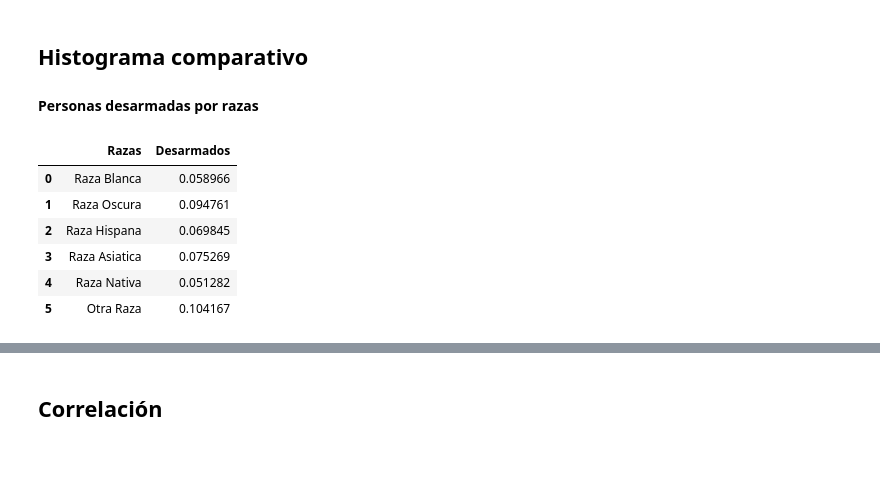
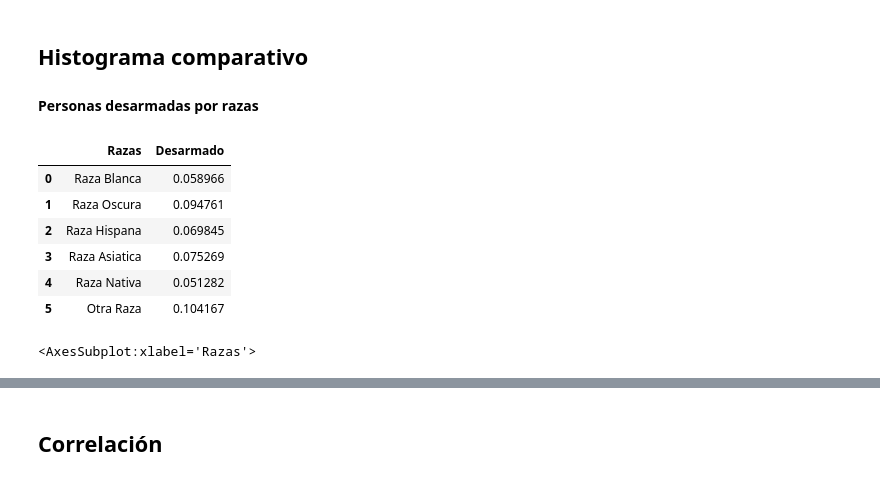
Before and after one commit to EmmanuelGalvan/MineriaDatos, a Jupyter notebook: Archivos/PIA/Visualizacion_Equipo9.ipynb, the cells around one changed output, grey strips where cells are left out. Saved outputs shown, nothing was run; the diff lists cells and outputs as text; code cells hidden in the pictures.

```diff
--- a/Archivos/PIA/Visualizacion_Equipo9.ipynb
+++ b/Archivos/PIA/Visualizacion_Equipo9.ipynb
@@ -252,21 +252,39 @@ plt.pie(G_PieOR, labels = nombres, autopct='%1.2f%%')
 ## Histograma comparativo
 #### Personas desarmadas por razas
 # %%
-Desarmados = [G_PieRB["Desarmado"],
+Desarmado = [G_PieRB["Desarmado"],
               G_PieRO["Desarmado"],
               G_PieRH["Desarmado"],
               G_PieRA["Desarmado"],
               G_PieRN["Desarmado"],
               G_PieOR["Desarmado"]]
-#Desarmados
+Armado = [G_PieRB["Armado"],
+              G_PieRO["Armado"],
+              G_PieRH["Armado"],
+              G_PieRA["Armado"],
+              G_PieRN["Armado"],
+              G_PieOR["Armado"]]
+Desconocido = [G_PieRB["Desconocido"],
+              G_PieRO["Desconocido"],
+              G_PieRH["Desconocido"],
+              G_PieRA["Desconocido"],
+              G_PieRN["Desconocido"],
+              G_PieOR["Desconocido"]]
+# %%
+G_CompD = pd.DataFrame({'Razas': Razas, 'Desarmado': Desarmado})
+G_CompD
+# %% [output]
+|  | Razas | Desarmado |
+| 0 | Raza Blanca | 0.058966 |
+| 1 | Raza Oscura | 0.094761 |
+| 2 | Raza Hispana | 0.069845 |
+| 3 | Raza Asiatica | 0.075269 |
+| 4 | Raza Nativa | 0.051282 |
+| 5 | Otra Raza | 0.104167 |
+# %%
+G_CompD.plot.bar(x = 'Razas', y = 'Desarmado')
+# %% [output]
+<AxesSubplot:xlabel='Razas'>
 # %%
-G_Comp = pd.DataFrame({'Razas': Razas, 'Desarmados': Desarmados})
+G_Comp = pd.DataFrame({'Razas': Razas, 'Desarmado': Desarmado, 'Armado': Armado, 'Desconocido': Desconocido})
 G_Comp
-# %% [output]
-|  | Razas | Desarmados |
-| 0 | Raza Blanca | 0.058966 |
-| 1 | Raza Oscura | 0.094761 |
-| 2 | Raza Hispana | 0.069845 |
-| 3 | Raza Asiatica | 0.075269 |
-| 4 | Raza Nativa | 0.051282 |
-| 5 | Otra Raza | 0.104167 |
```
Also changed, not shown: parts of 23 cells of this notebook.
